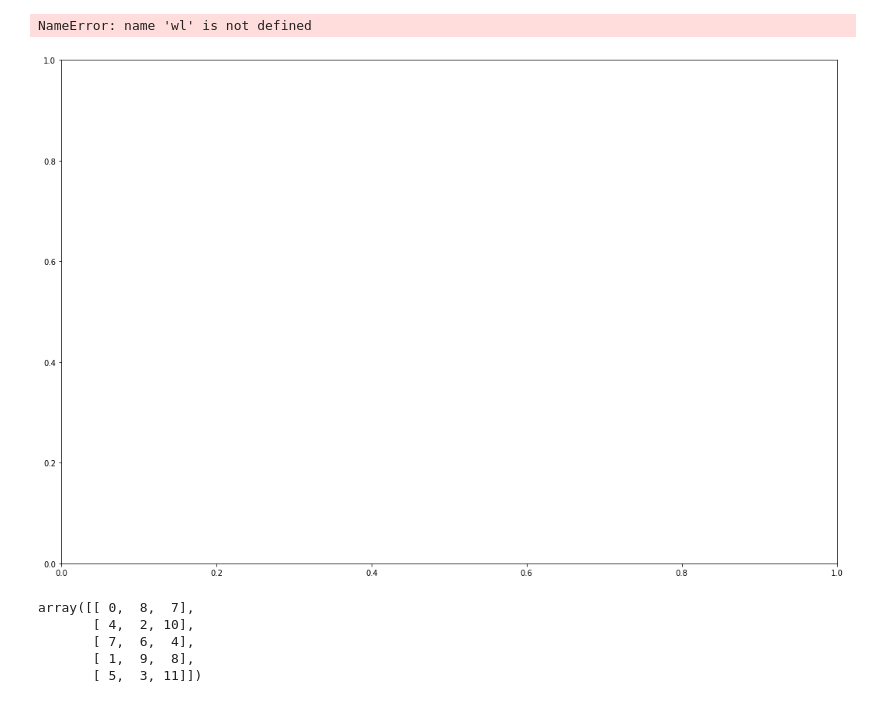
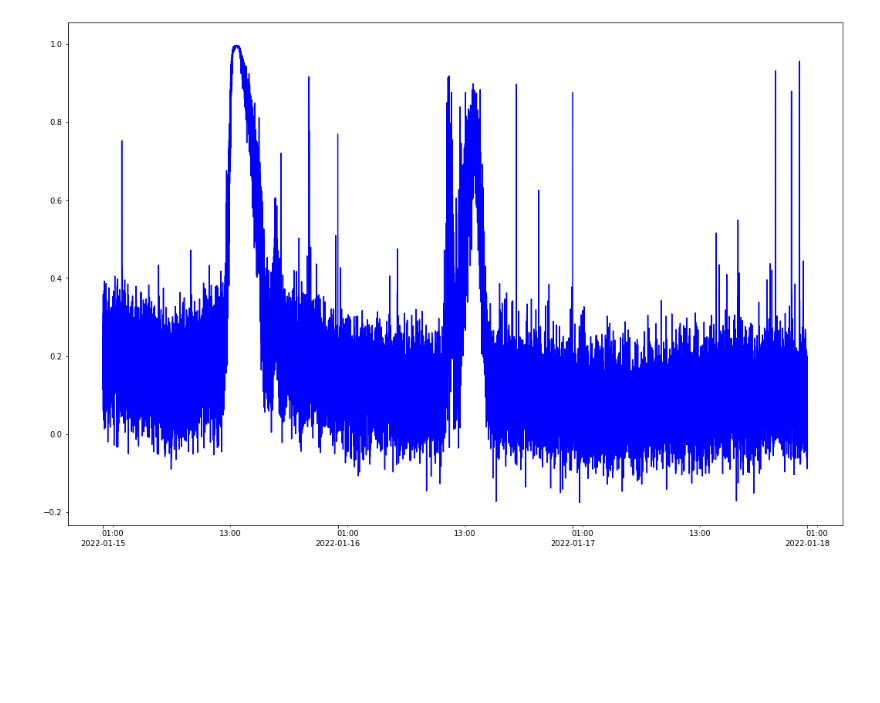
Before and after one commit to ZachHoppinen/infrasound-snow-attenuation, a Jupyter notebook: src/analysis/correlation_power.ipynb, the cells around one changed output. Drawn from its saved outputs; the diff is of its cells as text; code cells hidden in the pictures; blank space fills up the shorter version.

Commit message:
check means with high correlation

```diff
--- a/src/analysis/correlation_power.ipynb
+++ b/src/analysis/correlation_power.ipynb
@@ -14,9 +15,11 @@ from scipy.stats.stats import pearsonr
 # %%
 in_dir = '../../data/banner/infrasound/out/'
 # %%
-l = os.listdir(in_dir)
+# l = os.listdir(in_dir)
+l = glob(os.path.join(in_dir, 'c0be4*'))
 r = []
 for i in l:
+    i = os.path.basename(i)
     j = i[5:11]
     if j not in r:
         r.append(j)
@@ -26,8 +29,23 @@ jan = [i for i in r if i[2:4] == '01']
 pre_snow =[i for i in dec if int(i[-2:]) < 10]
 post_snow =[i for i in dec if int(i[-2:]) > 12]
 tonga = [i for i in jan if int(i[-2:]) > 14]
-tonga = [i for i in tonga if int(i[-2:]) <17]
-tonga = [i for i in tonga if int(i[-2:]) <16]
+tonga = [i for i in tonga if int(i[-2:]) < 18]
+# %%
+## From: https://scipy-cookbook.readthedocs.io/items/ButterworthBandpass.html
+from scipy.signal import butter, lfilter
+
+def butter_bandpass(lowcut, highcut, fs, order=5):
+    nyq = 0.5 * fs
+    low = lowcut / nyq
+    high = highcut / nyq
+    b, a = butter(order, [low, high], btype='band')
+    return b, a
+
+
+def butter_bandpass_filter(data, lowcut, highcut, fs, order=5):
+    b, a = butter_bandpass(lowcut, highcut, fs, order=order)
+    y = lfilter(b, a, data)
+    return y
 # %%
 # a = 0
 f, ax = plt.subplots(1,1, figsize = (18,12))
@@ -38,43 +56,47 @@ for d in tqdm(tonga, unit = 'days'):
     for i, f in enumerate(glob(os.path.join(in_dir, f'c0be4{d}*'), recursive= True)):
         st += obspy.read(os.path.join(f))
         st.detrend("constant")
-        st.filter(type = 'bandpass', freqmin = 1, freqmax = 20)
+        #st.filter(type = 'bandpass', freqmin = 1.0, freqmax = 20.0)
     st = st.merge(method = 1)
     tr1 = st.select(channel = 'p0')[0]
     sps = tr1.__dict__['stats']['sampling_rate'] #samples per second
+
     wind = 10*sps #seconds of window
     ac_calib = 8.2928e-05
+    order = 6
     #print(f'Samples per window: {wind}')
     arr1 = tr1.data * ac_calib
+    arr1 = butter_bandpass_filter(arr1, 1, 20, sps, order= order)
+
     if int(len(arr1)/wind) == len(arr1)/wind:
 
         tr2 = st.select(channel = 'p2')[0]
         arr2 = tr2.data * ac_calib
-        arr1 = np.reshape(arr1, (int(wind),len(arr1)/wind), 'F')
+        arr2 = butter_bandpass_filter(arr2, 1, 20, sps, order= order)
+        arr1 = np.reshape(arr1, (int(wind),int(len(arr1)/wind)), 'F')
         #arr2 = arr2.reshape(-1, int(wind))
-        arr2 = np.reshape(arr2, (int(wind),len(arr1)/wind), 'F')
+        arr2 = np.reshape(arr2, (int(wind),int(len(arr2)/wind)), 'F')
 
         # now compute Pearson
-        xcorr0lag = np.sum(arr1*arr2, axis = 1)
+        xcorr0lag = np.sum(arr1*arr2, axis = 0)
         #xcorr0lag = sum(arr1*arr2)
-        normalization = np.sqrt(np.sum(arr1**2, axis = 1)*np.sum(arr2**2, axis = 1))
+        normalization = np.sqrt(np.sum(arr1**2, axis = 0)*np.sum(arr2**2, axis = 0))
         Pcoeff = xcorr0lag/normalization
 
         # p = a*b
         # n = np.sqrt(np.sum(a**2)*np.sum(b**2))
         # print(p/n)
         # np.mean(p/n, axis = 1)
         # # Pcoeff = np.corrcoef(arr1, arr2)
 
         start = pd.to_datetime(tr1.__dict__['stats']['starttime'].datetime)
         end = pd.to_datetime(tr1.__dict__['stats']['endtime'].datetime)
         t = np.linspace(start.value, end.value, len(Pcoeff))
         t = pd.to_datetime(t)
         plt.plot(t, Pcoeff, color = 'blue')
 ax.xaxis.set_minor_locator(dates.HourLocator(interval=12))   # every 4 hours
 ax.xaxis.set_minor_formatter(dates.DateFormatter('%H:%M'))  # hours and minutes
 ax.xaxis.set_major_locator(dates.DayLocator(interval=1))    # every day
 ax.xaxis.set_major_formatter(dates.DateFormatter('\n%Y-%m-%d'))
 # %% [output]
-NameError: name 'wl' is not defined
-[figure, old version]
+[figure, new version]
@@ -84,8 +102,0 @@ b = np.reshape(a,(5,3),'F')
-# %%
-b
-# %% [output]
-array([[ 0,  8,  7],
-       [ 4,  2, 10],
-       [ 7,  6,  4],
-       [ 1,  9,  8],
-       [ 5,  3, 11]])
```
Also changed, not shown: parts of 31 cells of this notebook, 5 other files.
